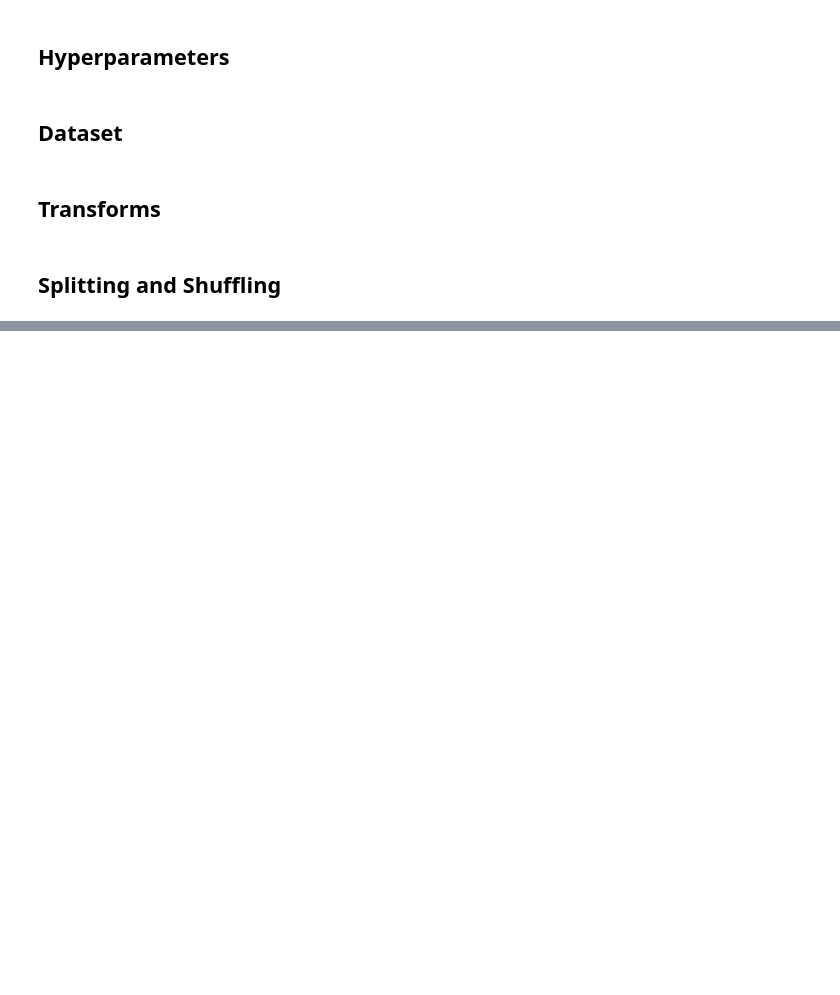
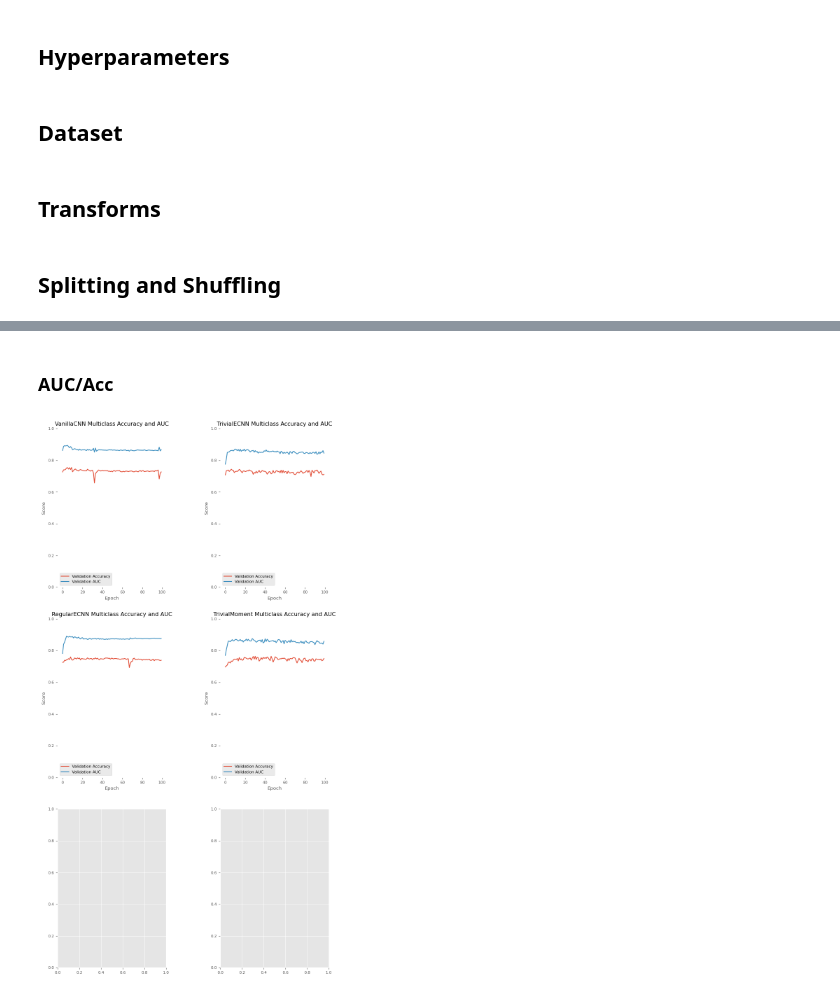
Before and after one commit to twardlab/rotnet, a Jupyter notebook: benchmark/benchmark.ipynb, the cells around one changed output, grey strips where cells are left out. Drawn from its saved outputs; the diff is of its cells as text; code cells hidden in the pictures; blank space fills up the shorter version.

```diff
--- a/benchmark/benchmark.ipynb
+++ b/benchmark/benchmark.ipynb
@@ -37,14 +45,15 @@ lr = 0.001
 # %% [markdown]
 ## **Dataset**
 # %%
-data_flag = "dermamnist"
-download = True
+data_flag = "bloodmnist" #'organamnist' 'dermamnist', 'pathmnist'
+download = False
 info = INFO[data_flag]
 task = info['task']
 n_channels = info['n_channels']
 n_classes = len(info['label'])
 DataClass = getattr(medmnist, info['python_class'])
 device = torch.device("cuda" if torch.cuda.is_available() else "cpu")
+run = 0
 # %% [markdown]
 ## **Transforms**
 # %%
@@ -156,0 +138,27 @@ print(count_parameters(nn3))
+# %% [markdown]
+### **AUC/Acc**
+# %%
+n_rows, n_cols = 3, 2
+fig, axes = plt.subplots(n_rows, n_cols, figsize = (10, 20))
+fig.subplots_adjust(hspace = 0.2, wspace = 0.5)
+plt.style.use('ggplot')
+plt.rcParams.update({'font.size': 8})
+
+for i, model in enumerate(models):
+    # Accuracy
+    ax = axes[i // n_cols, i % n_cols]
+    ax.plot(models[model]['metrics']['valid_accuracies'], label = 'Validation Accuracy')
+
+    # AUCROC
+    ax.plot(models[model]['metrics']['valid_AUCROC'], label = 'Validation AUC')
+
+    # other
+    ax.set_title(f"{model} Multiclass Accuracy and AUC")
+    ax.set_xlabel('Epoch')
+    ax.set_ylabel('Score')
+    ax.patch.set_facecolor('white')
+    ax.set_ylim(0, 1)
+
+    ax.legend(loc='lower left')
+# %% [output]
+[figure, added]
```
Also changed, not shown: parts of 31 cells of this notebook.
